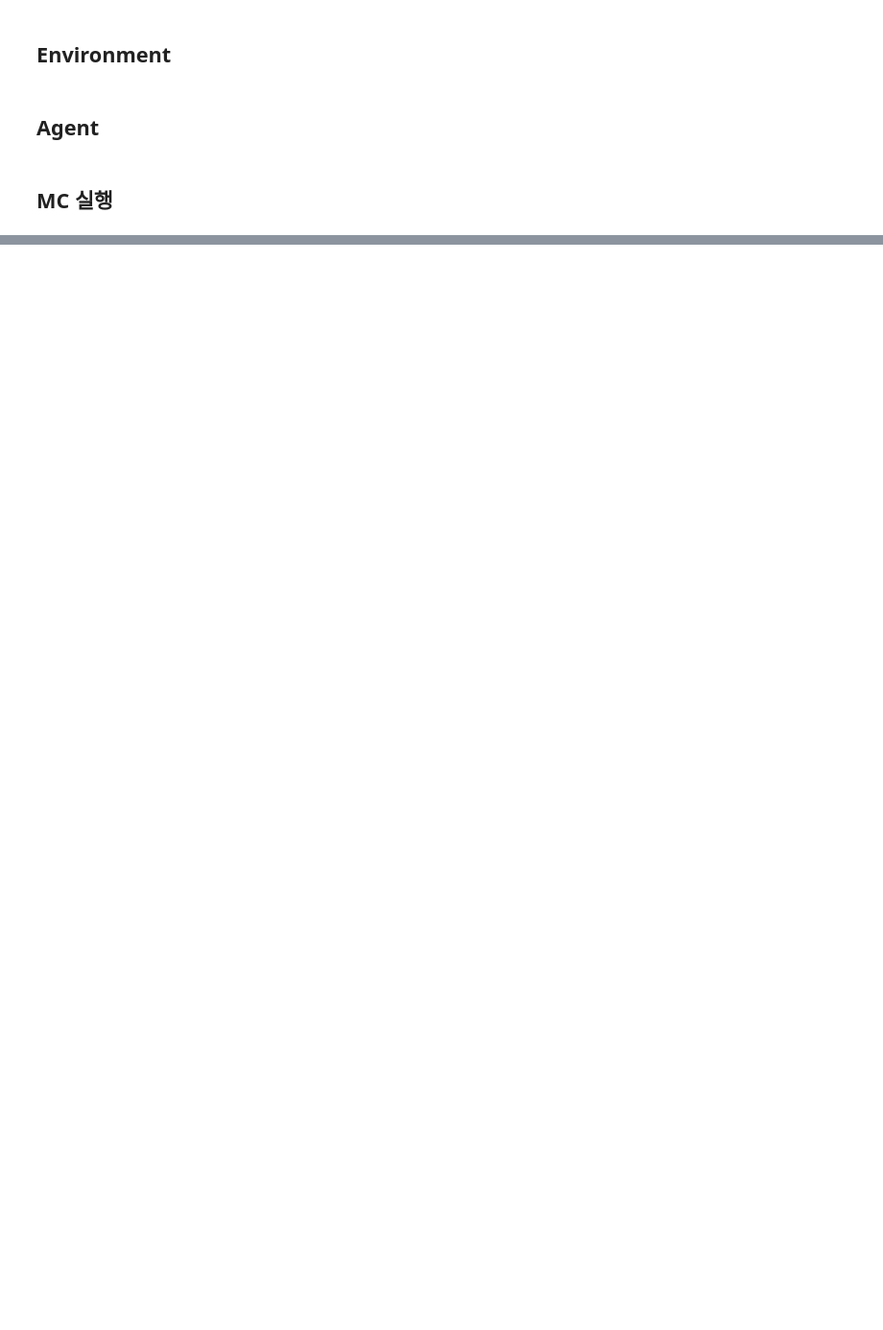
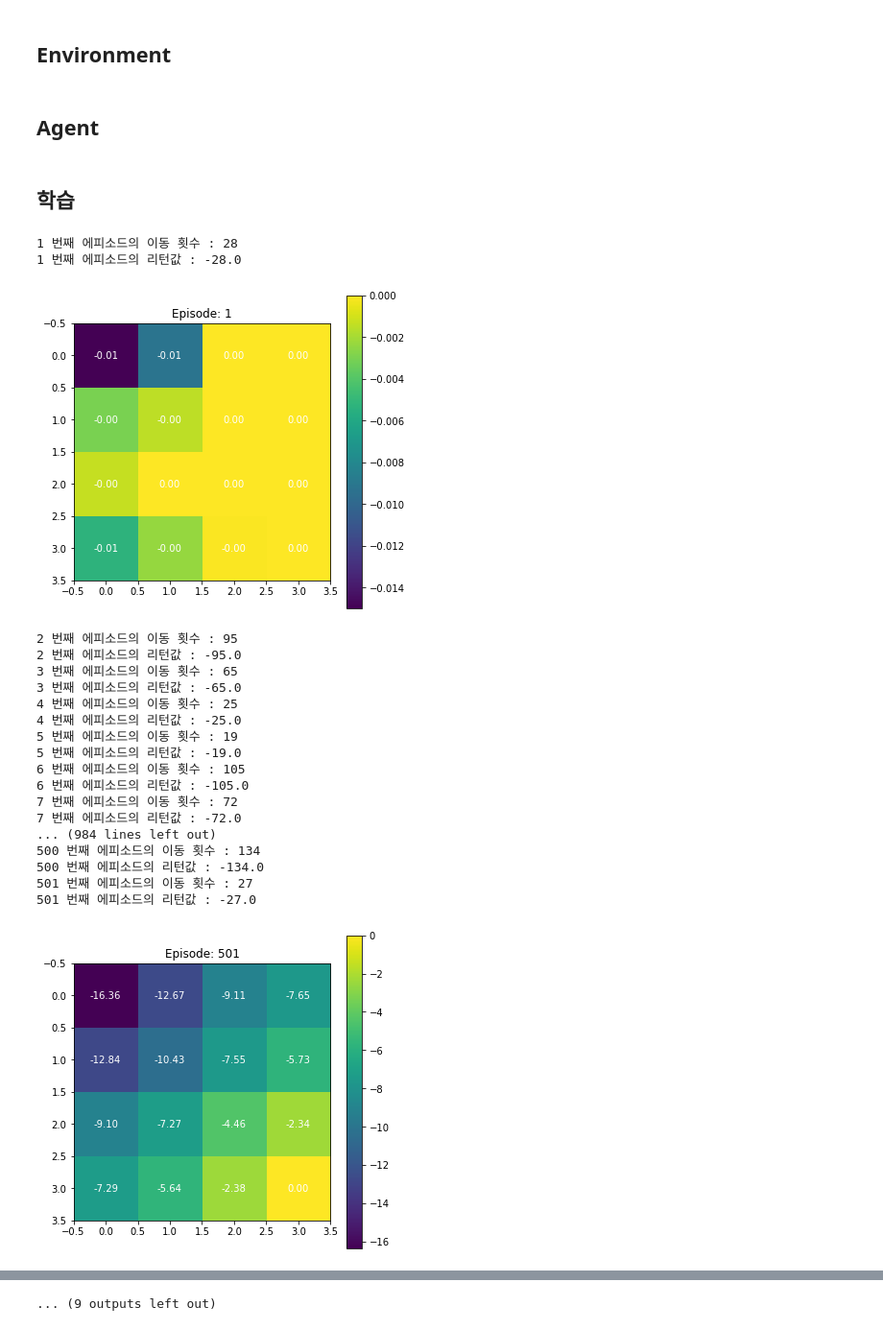
Before and after one commit to syj5268/RLfrombasics, a Jupyter notebook: MCLearning.ipynb, the cells around one changed output, grey strips where cells are left out. Shown at 96% size. Cells and saved outputs as stored; diff of their text form; code cells hidden in the pictures; blank space fills up the shorter version.

Commit message:
mclearning visualization

```diff
--- a/MCLearning.ipynb
+++ b/MCLearning.ipynb
@@ -90,32 +93,62 @@ class Agent():
         else:
             action = 3
         return action
-# %% [markdown]
-## MC 실행
+# %% [markdown]
+## 학습
 # %%
 @logging_time
-def main():
+def monte_carlo(episode):
     env = GridWorld()
     agent = Agent()
-    data = [[0] * 4 for _ in range(4)] # 4x4 크기의 0으로 채워진 2차원 리스트 생성
-    gamma = 1.0
+    data = [[0] * 4 for _ in range(4)] # 4x4 크기의 0으로 채워진 2차원 리스트 생성 = 테이블이며 value 값 저장
+    gamma = 1.0 # 할인율이 1이므로 리턴값은 도착할 때까지의 이동횟수를 의미
     alpha = 0.0001
 
-    for _ in range(50000) : # 총 50000번의 에피소드 진행
+    for n in range(5000) : # 에피소드 수만큼 반복
         done = False
         history = []
+        # 경험 쌓는 부분
         while not done:
-            action = agent.select_action() # 정책에 따라 액션 선택
+            action = agent.select_action() # 정책에 따라 액션 선택 : 현재 정책은 랜덤 선택
             (x,y), reward, done = env.step(action) # 액션에 따른 상태 변이
             history.append((x,y,reward)) # 에피소드의 상태, 보상 정보 저장
+        print("{} 번째 에피소드의 이동 횟수 : {}".format(n+1,len(history)))
         env.reset() # 에피소드가 끝나면 환경 초기화
 
         # 매 에피소드가 끝나고 바로 해당 데이터를 이용해 테이블을 업데이트
-        cum_reward = 0
-        for transition in history[::-1]:
-            # 방문했던 상태들을 뒤에서부터 보며 차례차례 리턴을 계산
+        cum_reward = 0 # 리턴값
+        for transition in history[::-1]: # 방문했던 상태들을 뒤에서부터 보며 차례차례 리턴을 계산
             x, y, reward = transition
-            data[x][y] = data[x][y] + alpha * (cum_reward - data[x][y])
-            cum_reward = reward + gamma * cum_reward
+            data[x][y] = data[x][y] + alpha * (cum_reward - data[x][y]) # V(s) = V(s) + alpha * (G - V(s)) : 몬테카를로 방식
+            cum_reward = reward + gamma * cum_reward # Gt = Rt + gamma * Gt+1 : 재귀적인 관계
+        print("{} 번째 에피소드의 리턴값 : {}".format(n+1,cum_reward))
 
+        # 학습 500번마다 한 번씩 Value 시각화
+        if n % 500 == 0:
+            value_visualize(n, data)
     return data
+# %%
+episode = 5000 # 총 5000번의 에피소드 진행
+MC_result = monte_carlo(episode)
+# %% [output]
+1 번째 에피소드의 이동 횟수 : 28
+1 번째 에피소드의 리턴값 : -28.0
+[figure, added]
+2 번째 에피소드의 이동 횟수 : 95
+2 번째 에피소드의 리턴값 : -95.0
+3 번째 에피소드의 이동 횟수 : 65
+3 번째 에피소드의 리턴값 : -65.0
+4 번째 에피소드의 이동 횟수 : 25
+4 번째 에피소드의 리턴값 : -25.0
+5 번째 에피소드의 이동 횟수 : 19
+5 번째 에피소드의 리턴값 : -19.0
+6 번째 에피소드의 이동 횟수 : 105
+6 번째 에피소드의 리턴값 : -105.0
+7 번째 에피소드의 이동 횟수 : 72
+7 번째 에피소드의 리턴값 : -72.0
+... (984 lines left out)
+500 번째 에피소드의 이동 횟수 : 134
+500 번째 에피소드의 리턴값 : -134.0
+501 번째 에피소드의 이동 횟수 : 27
+501 번째 에피소드의 리턴값 : -27.0
+[figure, added]
@@ -122 +227,2 @@ def main():
+... (9 outputs left out)
 # %%
```
Also changed, not shown: parts of 10 cells of this notebook, 2 other files.
